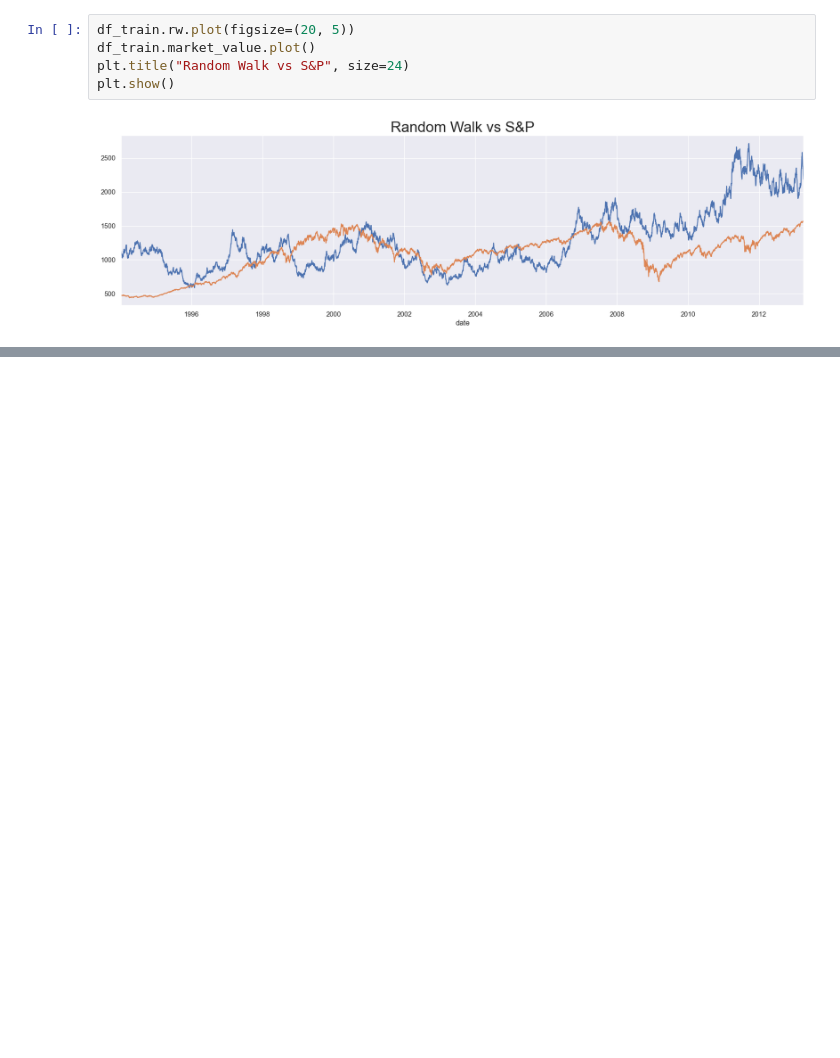
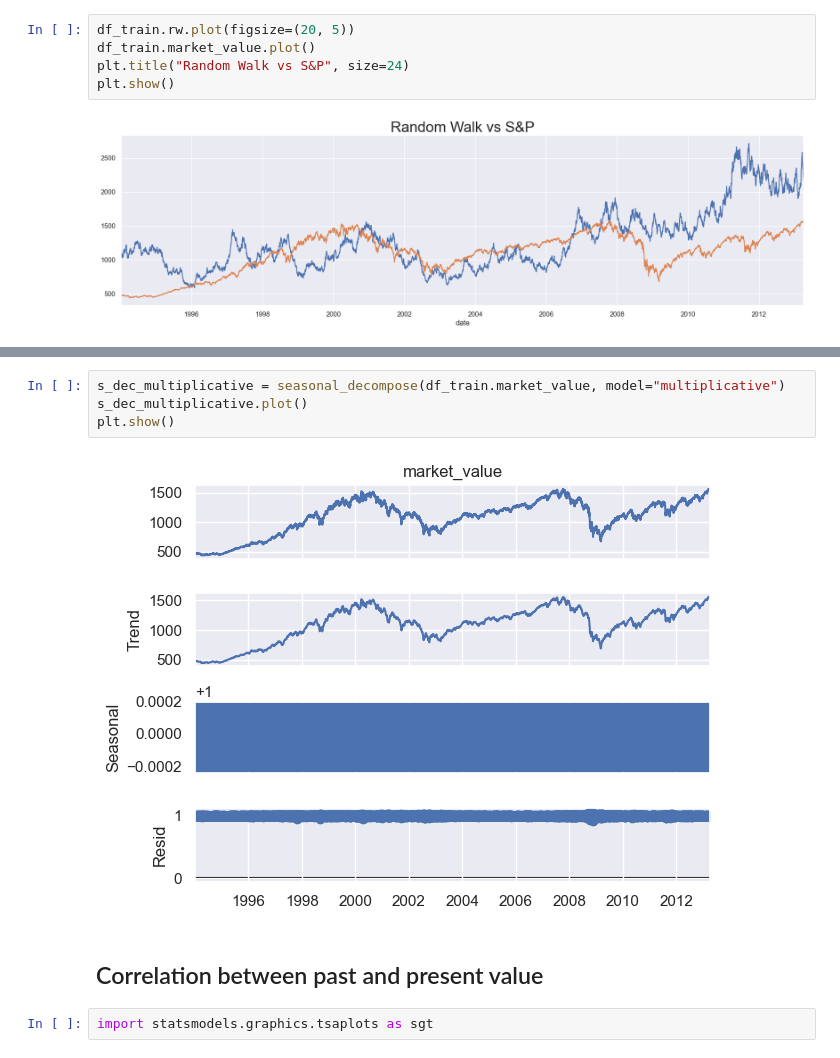
Before and after one commit to Hermann002/Time_series, a Jupyter notebook: notebooks/create_time_series_object.ipynb, the cells around one changed output, grey strips where cells are left out. Drawn from its saved outputs; the diff is of its cells as text; blank space fills up the shorter version.

```diff
--- a/notebooks/create_time_series_object.ipynb
+++ b/notebooks/create_time_series_object.ipynb
@@ -220,0 +266,10 @@ To https://github.com/Hermann002/Time_series.git
+# %%
+s_dec_multiplicative = seasonal_decompose(df_train.market_value, model="multiplicative")
+s_dec_multiplicative.plot()
+plt.show()
+# %% [output]
+[figure, added]
+# %% [markdown]
+## Correlation between past and present value
+# %%
+import statsmodels.graphics.tsaplots as sgt
```
Also changed, not shown: parts of 18 cells of this notebook, 2 other files.
